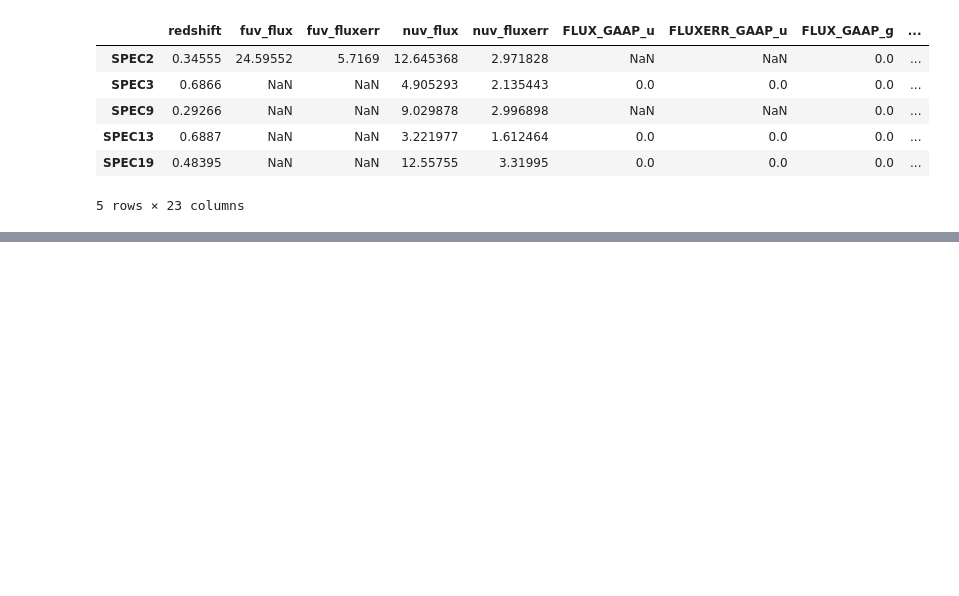
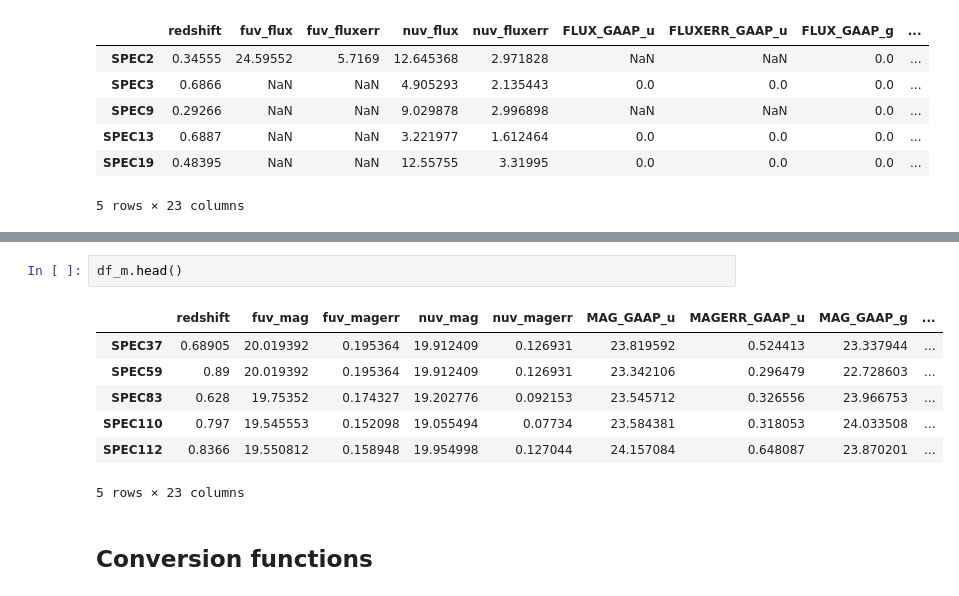
Before and after one commit to sylvielsstfr/Fors2pcigale, a Jupyter notebook: docs/notebooks/fors2starlightio/generate_fluxtable.ipynb, the cells around one changed output, grey strips where cells are left out. Cells and saved outputs as stored; diff of their text form; blank space fills up the shorter version.

Commit message:
conversion functions written

```diff
--- a/docs/notebooks/fors2starlightio/generate_fluxtable.ipynb
+++ b/docs/notebooks/fors2starlightio/generate_fluxtable.ipynb
@@ -254,0 +280,12 @@ np.log(10)/2.5
+# %%
+df_m.head()
+# %% [output]
+|  | redshift | fuv_mag | fuv_magerr | nuv_mag | nuv_magerr | MAG_GAAP_u | MAGERR_GAAP_u | MAG_GAAP_g | ... |
+| SPEC37 | 0.68905 | 20.019392 | 0.195364 | 19.912409 | 0.126931 | 23.819592 | 0.524413 | 23.337944 | ... |
+| SPEC59 | 0.89 | 20.019392 | 0.195364 | 19.912409 | 0.126931 | 23.342106 | 0.296479 | 22.728603 | ... |
+| SPEC83 | 0.628 | 19.75352 | 0.174327 | 19.202776 | 0.092153 | 23.545712 | 0.326556 | 23.966753 | ... |
+| SPEC110 | 0.797 | 19.545553 | 0.152098 | 19.055494 | 0.07734 | 23.584381 | 0.318053 | 24.033508 | ... |
+| SPEC112 | 0.8366 | 19.550812 | 0.158948 | 19.954998 | 0.127044 | 24.157084 | 0.648087 | 23.870201 | ... |
+5 rows × 23 columns
+# %% [markdown]
+## Conversion functions
```
Also changed, not shown: parts of 12 cells of this notebook.
